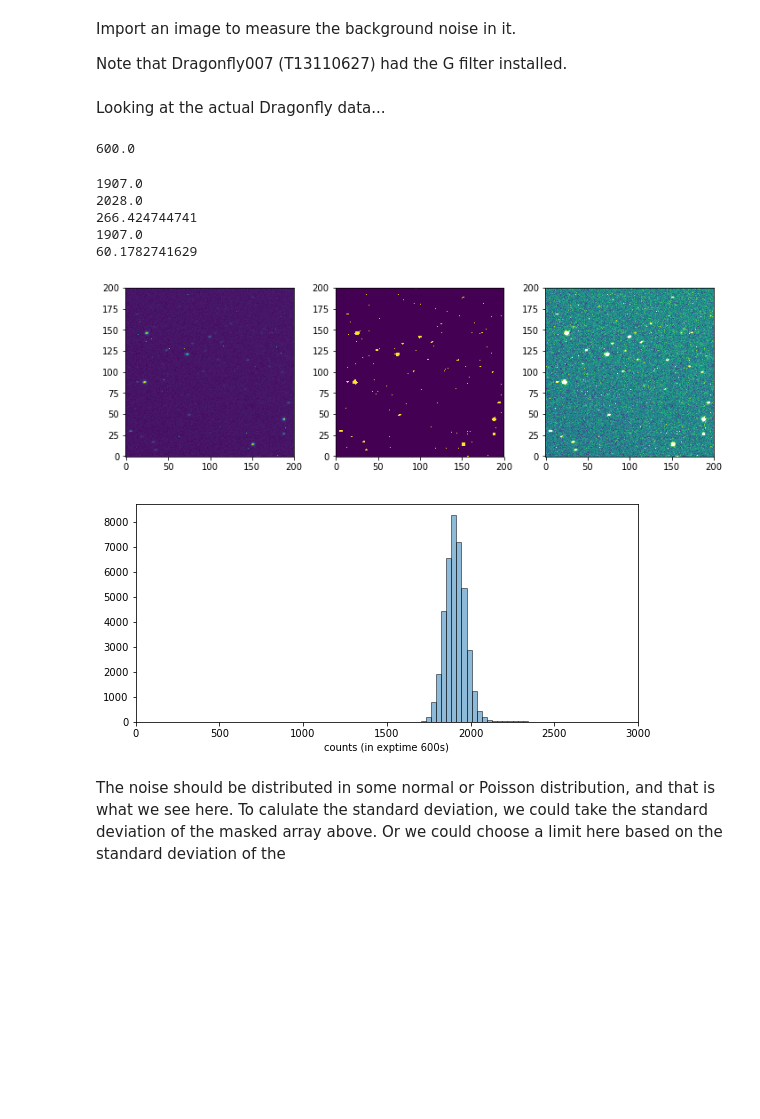
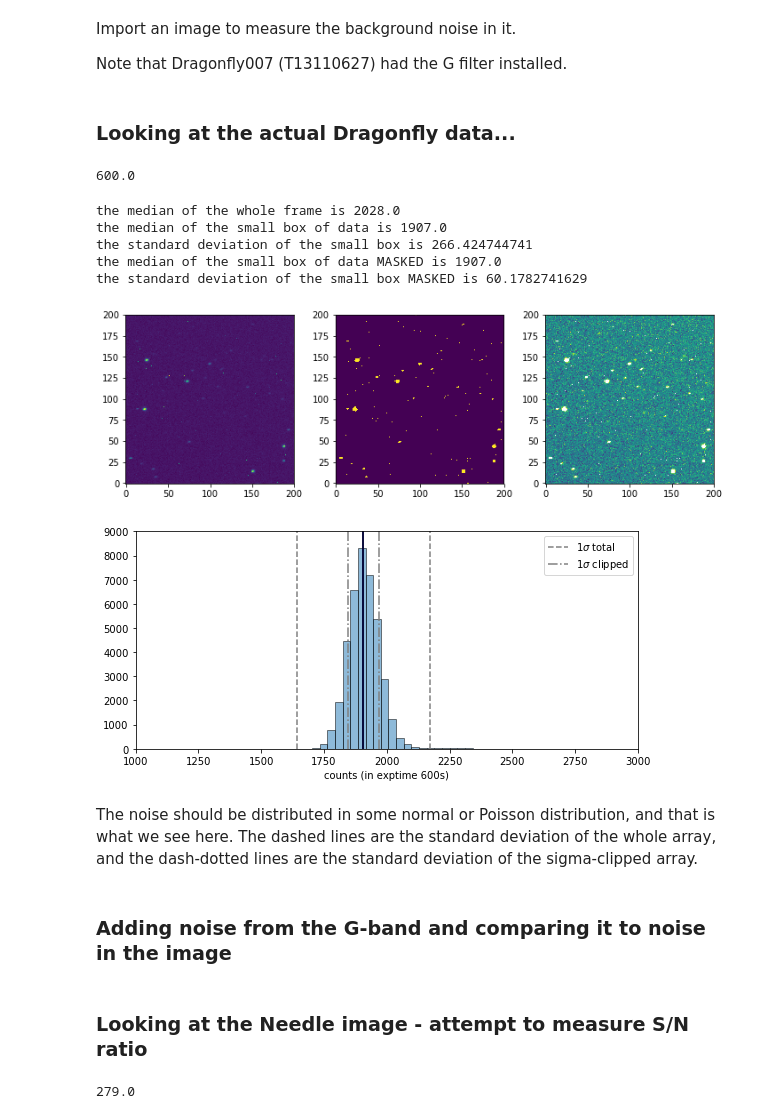
Before and after one commit to lokhorst/HalphaScripts, a Jupyter notebook: EagleSimScripts/measure_noise.ipynb, the cells around one changed output. Saved outputs shown, nothing was run; the diff lists cells and outputs as text; code cells hidden in the pictures; blank space fills up the shorter version.

Commit message:
looking at the noise of the reduceneedle images, added in sigma clip iterative function

```diff
--- a/EagleSimScripts/measure_noise.ipynb
+++ b/EagleSimScripts/measure_noise.ipynb
@@ -12,7 +12,7 @@ import mpl_toolkits.axes_grid1 as axgrid
 
 %matplotlib inline
 # %% [markdown]
-Looking at the actual Dragonfly data...
+### Looking at the actual Dragonfly data...
 # %%
 imagefile='/Users/lokhorst/Desktop/T13110627_36_light.fits'
 d,h = fits.getdata(imagefile,header=True)
@@ -41,25 +41,27 @@ def plotdata(data,ax=None,bounds=None,colorbar=False):
 
 # Plot a portion of the image
 smaller_d = d[200:400,200:400]
-print np.median(smaller_d)
-print np.median(d)
-print np.std(smaller_d)
+print "the median of the whole frame is %s"%np.median(d)
 fig, (ax1,ax2,ax3) = plt.subplots(1, 3, figsize=(10, 16))
 plotdata(np.log10(smaller_d),ax=ax1)
 
 # Make a 3sigma mask
 mask = np.zeros(smaller_d.shape)
-med = np.median(smaller_d)
-sigma = np.std(smaller_d)
+med_data = np.median(smaller_d)
+sigma_data = np.std(smaller_d)
 mask[smaller_d>(med+1.*sigma)]=1.
+print "the median of the small box of data is %s"%med_data
+print "the standard deviation of the small box is %s"%sigma_data
 
 # Plot the mask
 plotdata(mask,ax=ax2)
 
 # Try and mask the data with the 3sigma mask
 mx = np.ma.masked_array(smaller_d, mask=mask)
-print np.ma.median(mx)
-print np.ma.std(mx)
+med_masked = np.ma.median(mx)
+sigma_masked = np.ma.std(mx)
+print "the median of the small box of data MASKED is %s"%med_masked
+print "the standard deviation of the small box MASKED is %s"%sigma_masked
 
 plotdata(mx,ax=ax3)
 
@@ -68,26 +70,45 @@ plotdata(mx,ax=ax3)
 
 plt.tight_layout()
 # %% [output]
-1907.0
-2028.0
-266.424744741
-1907.0
-60.1782741629
+the median of the whole frame is 2028.0
+the median of the small box of data is 1907.0
+the standard deviation of the small box is 266.424744741
+the median of the small box of data MASKED is 1907.0
+the standard deviation of the small box MASKED is 60.1782741629
 [figure]
 # %%
 fig, (ax1) = plt.subplots(1, 1, figsize=(9, 4))
 ax1.hist(np.ravel((smaller_d)),edgecolor='black', alpha = 0.5,bins=500)
-ax1.set_xlim(0,3000)
+ax1.set_xlim(1000,3000)
+ax1.set_ylim(0,9000)
 ax1.set_xlabel('counts (in exptime 600s)')
 
 # line for the median of the total data
+ax1.plot([med_data,med_data],[0,9000],color = 'blue')
 
 # line for the median of the masked array
+ax1.plot([med_masked,med_masked],[0,9000],'black')
 
 # line for the standards deviations of total data and of the masked array
+ax1.plot([med_data-sigma_data,med_data-sigma_data],[0,9000],'--',color='gray',label=r'1$\sigma$ total')
+ax1.plot([med_data+sigma_data,med_data+sigma_data],[0,9000],'--',color='gray')
 
+ax1.plot([med_masked-sigma_masked,med_masked-sigma_masked],[0,9000],'-.',color='gray',label=r'1$\sigma$ clipped')
+ax1.plot([med_masked+sigma_masked,med_masked+sigma_masked],[0,9000],'-.',color='gray')
+plt.legend()
 plt.show()
 # %% [output]
-[figure, old version]
+[figure, new version]
 # %% [markdown]
-The noise should be distributed in some normal or Poisson distribution, and that is what we see here.  To calulate the standard deviation, we could take the standard deviation of the masked array above.  Or we could choose a limit here based on the standard deviation of the
+The noise should be distributed in some normal or Poisson distribution, and that is what we see here.  The dashed lines are the standard deviation of the whole array, and the dash-dotted lines are the standard deviation of the sigma-clipped array.
+# %% [markdown]
+### Adding noise from the G-band and comparing it to noise in the image
+# %% [markdown]
+### Looking at the Needle image - attempt to measure S/N ratio
+# %%
+imagefile='/Users/lokhorst/Desktop/2017-04-02_coadd_SloanG.fits'
+d_needle279,h_needle279 = fits.getdata(imagefile,header=True)
+
+print np.float(h_needle279['NFRAMES'])
+# %% [output]
+279.0
```
Also changed, not shown: parts of 3 cells of this notebook, 1 other file.
